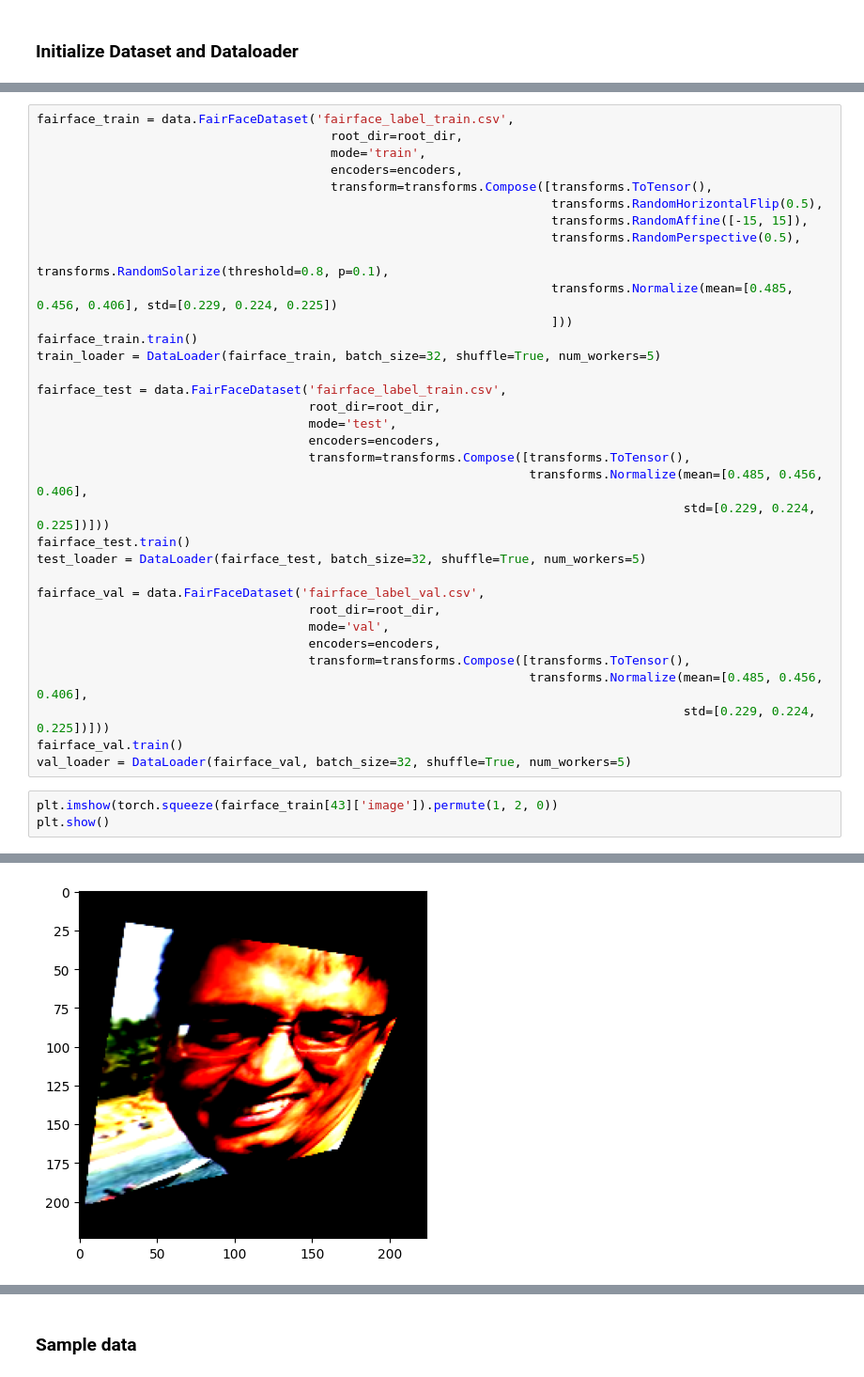
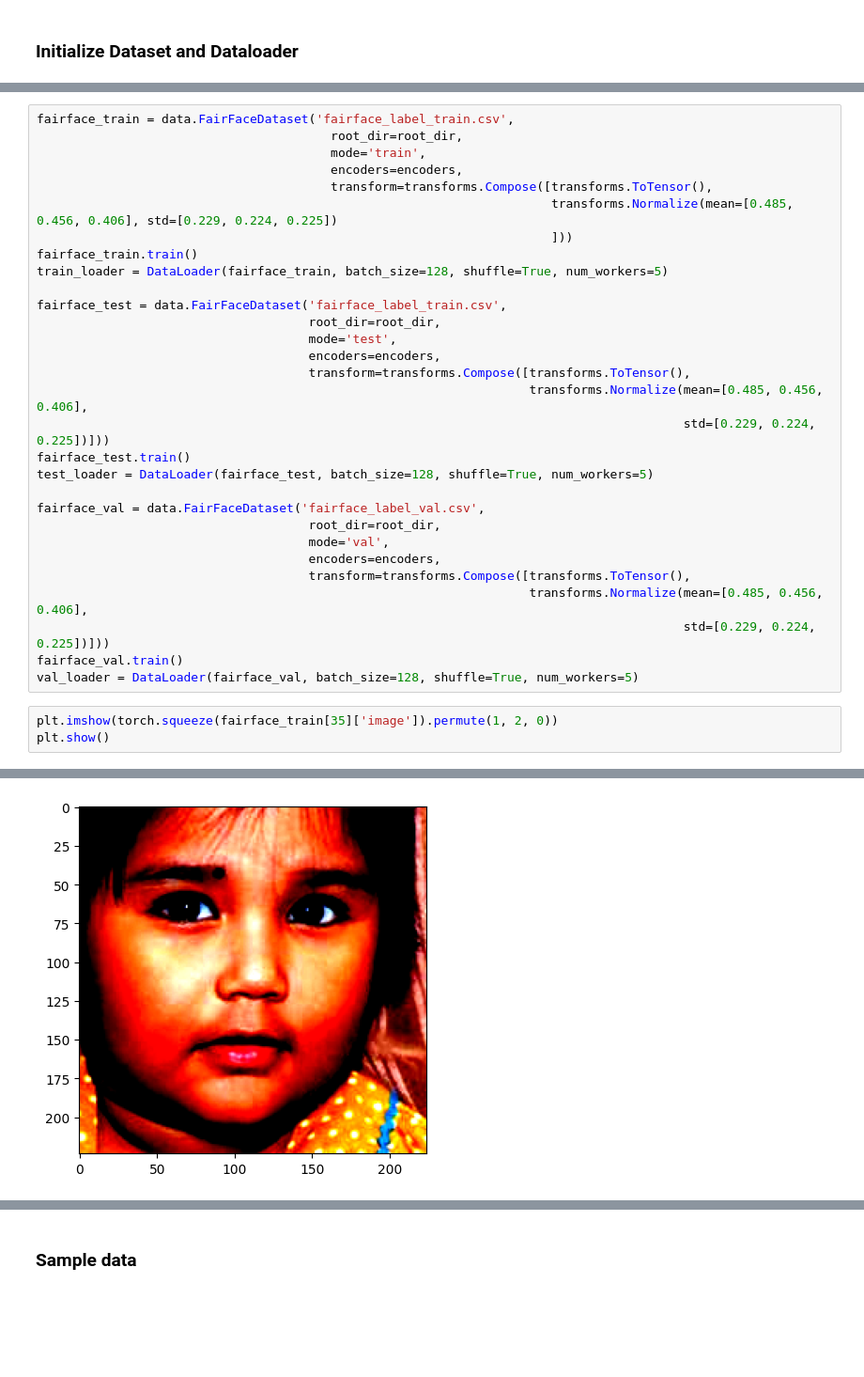
Before and after one commit to trybushenko/FairFace_Modeling, a Jupyter notebook: notebooks/model_train_22072023.ipynb, the cells around one changed output, grey strips where cells are left out. Shown at 94% size. Drawn from its saved outputs; the diff is of its cells as text; blank space fills up the shorter version.

```diff
--- a/notebooks/model_train_22072023.ipynb
+++ b/notebooks/model_train_22072023.ipynb
@@ -105,14 +118,10 @@ fairface_train = data.FairFaceDataset('fairface_label_train.csv',
                                         mode='train',
                                         encoders=encoders,
                                         transform=transforms.Compose([transforms.ToTensor(),
-                                                                      transforms.RandomHorizontalFlip(0.5),
-                                                                      transforms.RandomAffine([-15, 15]),
-                                                                      transforms.RandomPerspective(0.5),
-                                                                      transforms.RandomSolarize(threshold=0.8, p=0.1),
                                                                       transforms.Normalize(mean=[0.485, 0.456, 0.406], std=[0.229, 0.224, 0.225])
                                                                       ]))
 fairface_train.train()
-train_loader = DataLoader(fairface_train, batch_size=32, shuffle=True, num_workers=5)
+train_loader = DataLoader(fairface_train, batch_size=128, shuffle=True, num_workers=5)
 
 fairface_test = data.FairFaceDataset('fairface_label_train.csv',
                                      root_dir=root_dir,
@@ -122,7 +131,7 @@ fairface_test = data.FairFaceDataset('fairface_label_train.csv',
                                                                    transforms.Normalize(mean=[0.485, 0.456, 0.406],
                                                                                         std=[0.229, 0.224, 0.225])]))
 fairface_test.train()
-test_loader = DataLoader(fairface_test, batch_size=32, shuffle=True, num_workers=5)
+test_loader = DataLoader(fairface_test, batch_size=128, shuffle=True, num_workers=5)
 
 fairface_val = data.FairFaceDataset('fairface_label_val.csv',
                                      root_dir=root_dir,
@@ -132,10 +141,10 @@ fairface_val = data.FairFaceDataset('fairface_label_val.csv',
                                                                    transforms.Normalize(mean=[0.485, 0.456, 0.406],
                                                                                         std=[0.229, 0.224, 0.225])]))
 fairface_val.train()
-val_loader = DataLoader(fairface_val, batch_size=32, shuffle=True, num_workers=5)
+val_loader = DataLoader(fairface_val, batch_size=128, shuffle=True, num_workers=5)
 # %%
-plt.imshow(torch.squeeze(fairface_train[43]['image']).permute(1, 2, 0))
+plt.imshow(torch.squeeze(fairface_train[35]['image']).permute(1, 2, 0))
 plt.show()
 # %% [output]
 Clipping input data to the valid range for imshow with RGB data ([0..1] for floats or [0..255] for integers).
-[figure, old version]
+[figure, new version]
```
Also changed, not shown: parts of 7 cells of this notebook, 2 other files.
